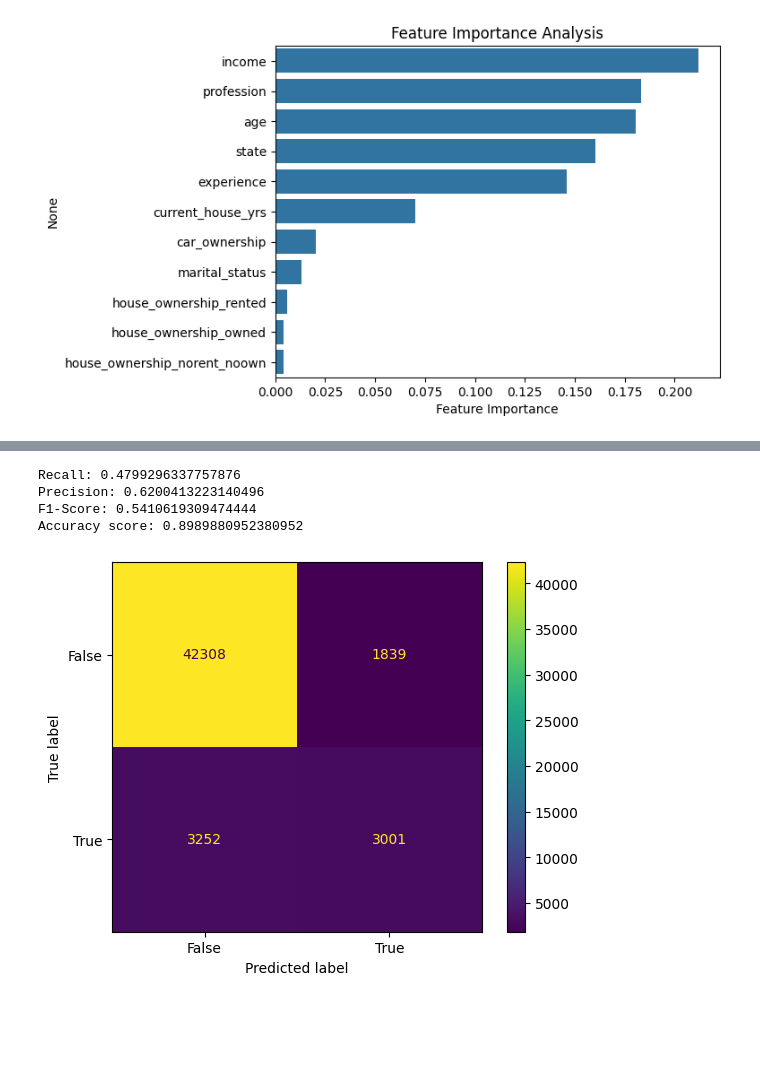
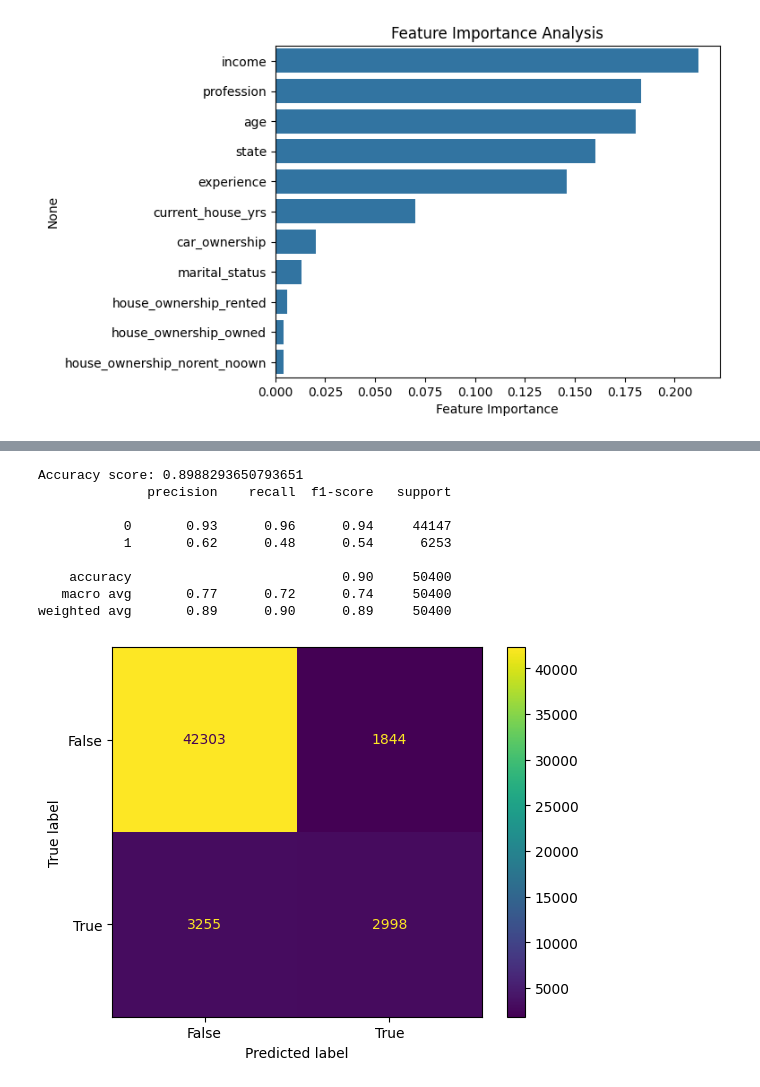
Before and after one commit to dhanu0709/2024_IA651_RSDJ_final_project, a Jupyter notebook: ml_pro.ipynb, the cells around one changed output, grey strips where cells are left out. Cells and saved outputs as stored; diff of their text form; code cells hidden in the pictures; blank space fills up the shorter version.

```diff
--- a/ml_pro.ipynb
+++ b/ml_pro.ipynb
@@ -564,33 +567,35 @@ RandomForestClassifier(max_depth=20, max_features=None, min_samples_split=10)
 # %%
 from sklearn.metrics import accuracy_score, f1_score,classification_report,recall_score,precision_score,f1_score
-
+import sklearn.metrics as metrics
 
 from sklearn.ensemble import RandomForestClassifier
-clf = RandomForestClassifier(criterion='gini', bootstrap = True, max_depth = 20, max_features = None, min_samples_split=10,n_estimators = 100, random_state=100)
+clf = RandomForestClassifier(criterion='gini', bootstrap = True, max_depth = 20, max_features = None, min_samples_split=2,n_estimators = 100, random_state=100)
 # With Scaling
 clf.fit(X_train_scale,y_train)
 y_pred = clf.predict(X_test_scale)
 
-# print(f"Recall: { recall_score(y_test, y_pred) }")
-# print(f"Precision: { precision_score(y_test, y_pred) }")
-# print(f"F1-Score: { f1_score(y_test, y_pred) }")
+
 print(f"Accuracy score: { accuracy_score(y_test, y_pred) }")
+print(classification_report(y_test,y_pred))
+
+
+actual = y_test
+predicted = y_pred
+
+confusion_matrix = metrics.confusion_matrix(actual, predicted)
+
+cm_display = metrics.ConfusionMatrixDisplay(confusion_matrix = confusion_matrix, display_labels = [False, True])
+
+cm_display.plot()
+plt.show()
 # %% [output]
-Recall: 0.4799296337757876
-Precision: 0.6200413223140496
-F1-Score: 0.5410619309474444
-Accuracy score: 0.8989880952380952
+Accuracy score: 0.8988293650793651
+              precision    recall  f1-score   support
+
+           0       0.93      0.96      0.94     44147
+           1       0.62      0.48      0.54      6253
+
+    accuracy                           0.90     50400
+   macro avg       0.77      0.72      0.74     50400
+weighted avg       0.89      0.90      0.89     50400
+[figure, added]
-# %%
-import sklearn.metrics as metrics
-
-actual = y_test
-predicted = y_pred
-
-confusion_matrix = metrics.confusion_matrix(actual, predicted)
-
-cm_display = metrics.ConfusionMatrixDisplay(confusion_matrix = confusion_matrix, display_labels = [False, True])
-
-cm_display.plot()
-plt.show()
-# %% [output]
-[figure, removed]
```
Also changed, not shown: parts of 35 cells of this notebook, 2 other files.
